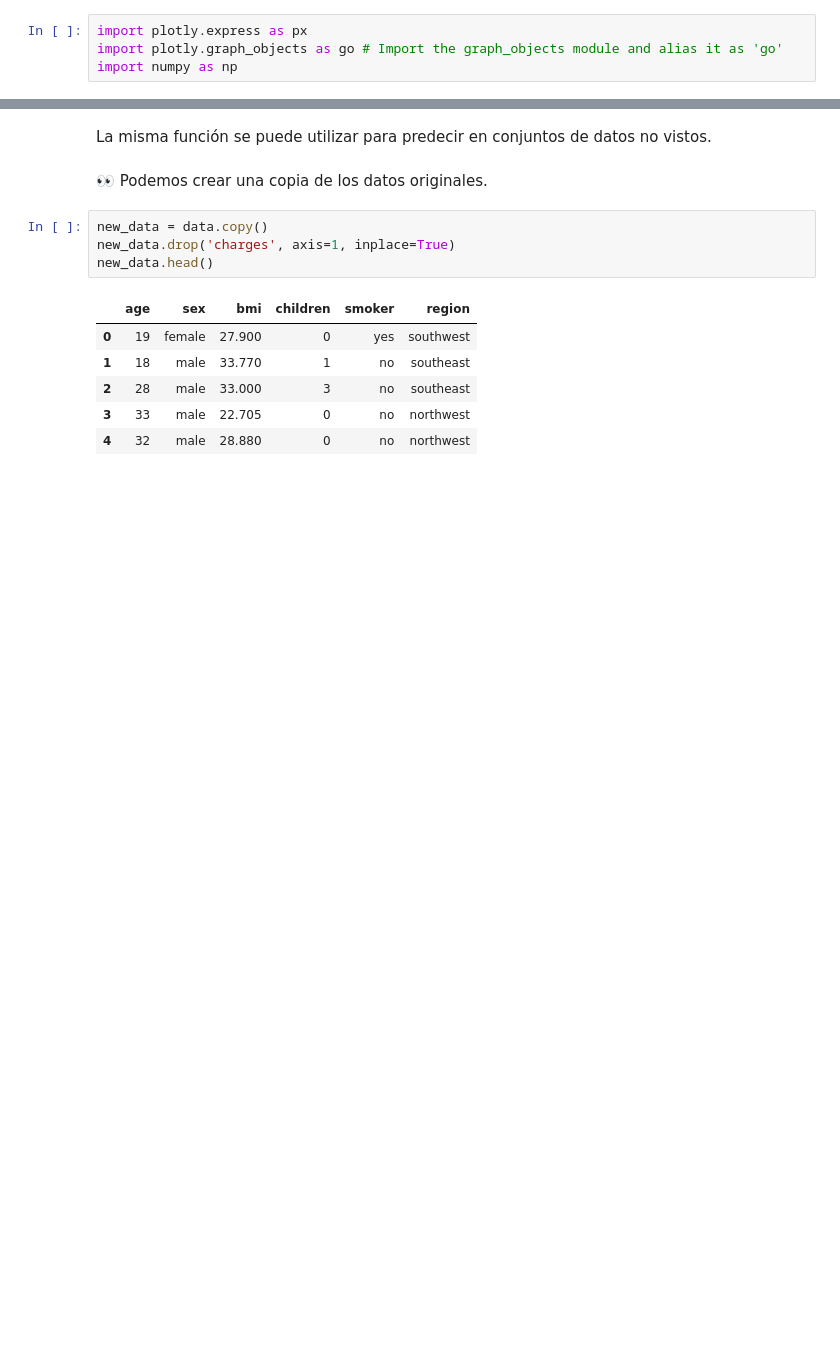
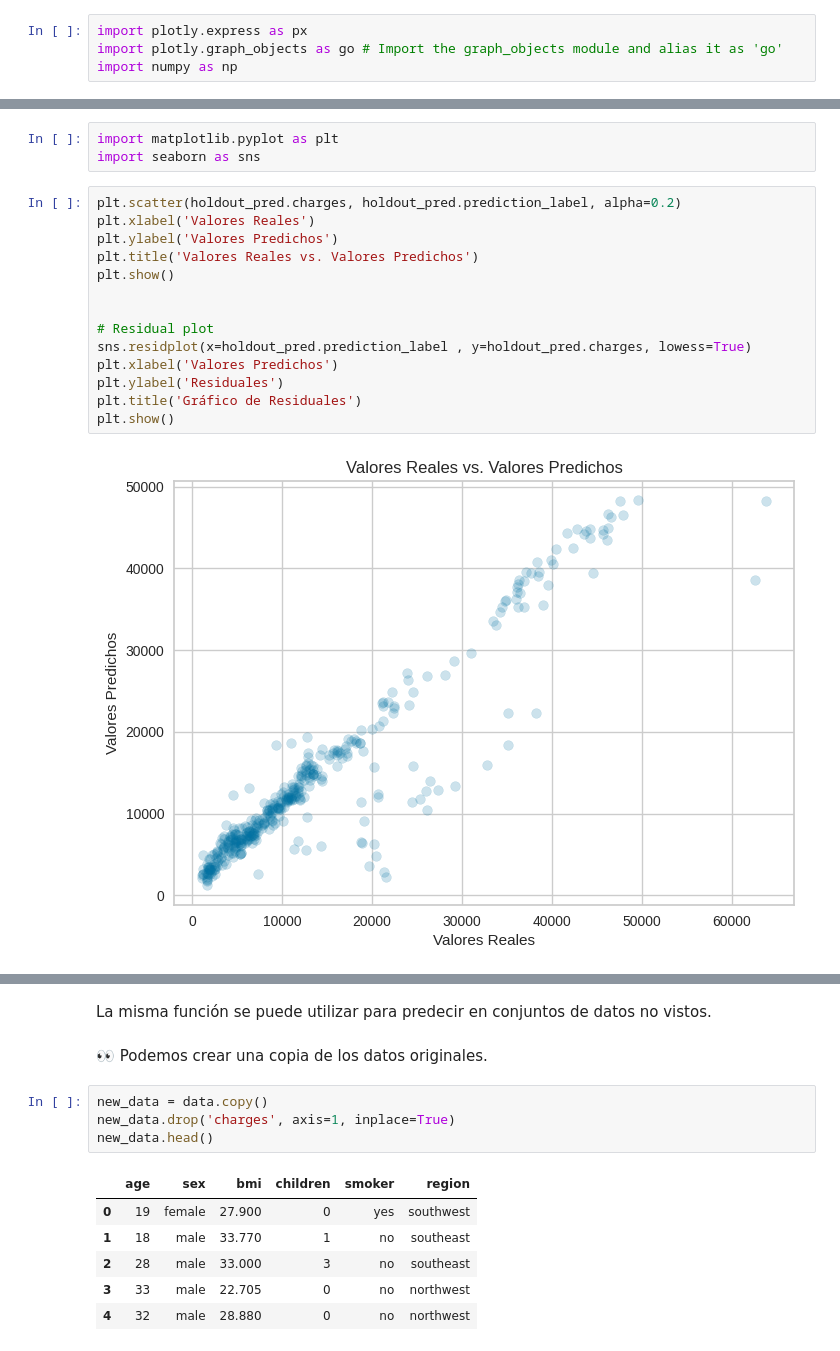
Before and after one commit to Viny2030/UMSA, a Jupyter notebook: bds_pycaret_002_01_aconcagua.ipynb, the cells around one changed output, grey strips where cells are left out. Saved outputs shown, nothing was run; the diff lists cells and outputs as text; blank space fills up the shorter version.

```diff
--- a/bds_pycaret_002_01_aconcagua.ipynb
+++ b/bds_pycaret_002_01_aconcagua.ipynb
@@ -665,3 +659,22 @@ fig = px.histogram(errores.abs(),
 fig.show()
 # %% [output]
 [interactive output not drawn]
+# %%
+import matplotlib.pyplot as plt
+import seaborn as sns
+# %%
+plt.scatter(holdout_pred.charges, holdout_pred.prediction_label, alpha=0.2)
+plt.xlabel('Valores Reales')
+plt.ylabel('Valores Predichos')
+plt.title('Valores Reales vs. Valores Predichos')
+plt.show()
+
+
+# Residual plot
+sns.residplot(x=holdout_pred.prediction_label , y=holdout_pred.charges, lowess=True)
+plt.xlabel('Valores Predichos')
+plt.ylabel('Residuales')
+plt.title('Gráfico de Residuales')
+plt.show()
+# %% [output]
+[figure, added]
```
Also changed, not shown: parts of 30 cells of this notebook.
